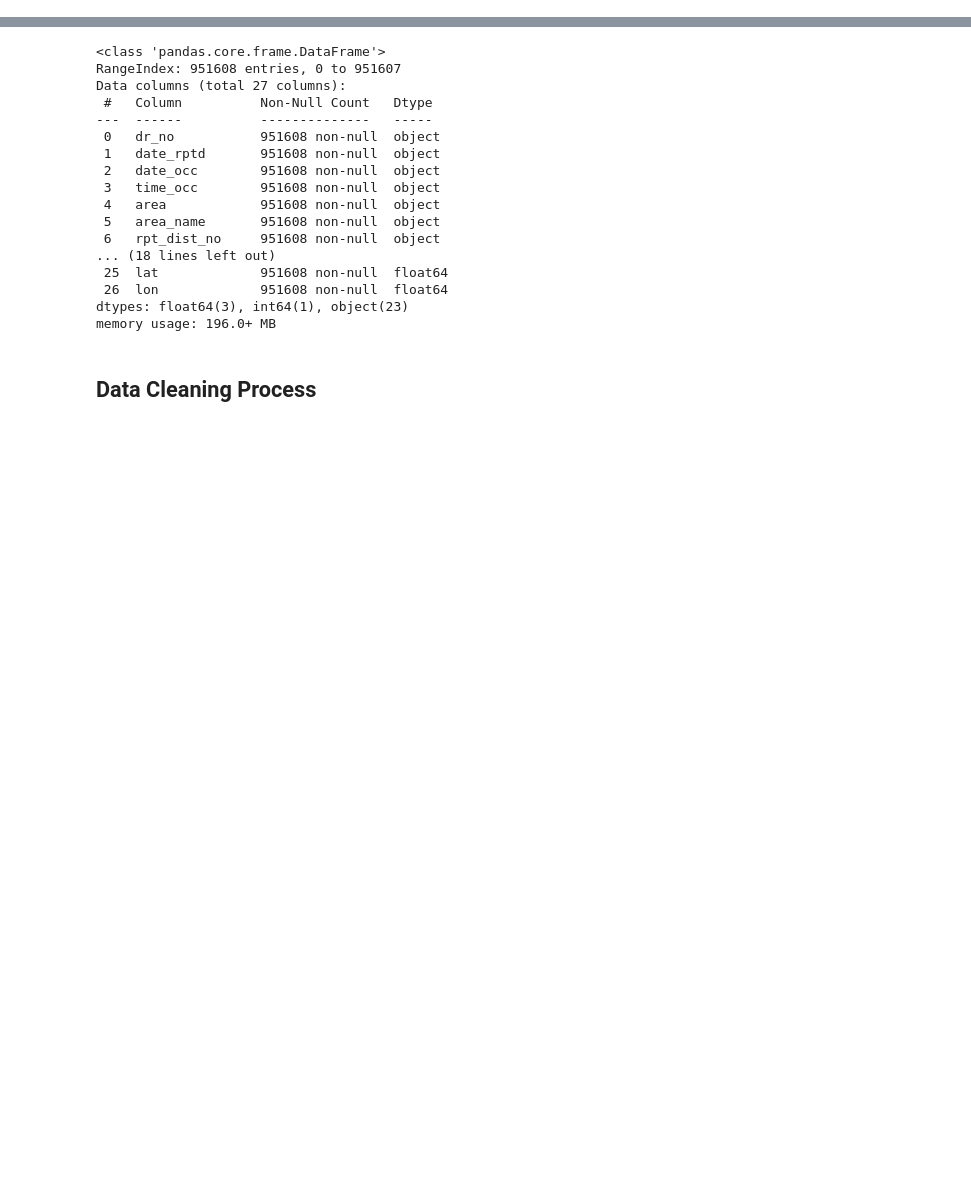
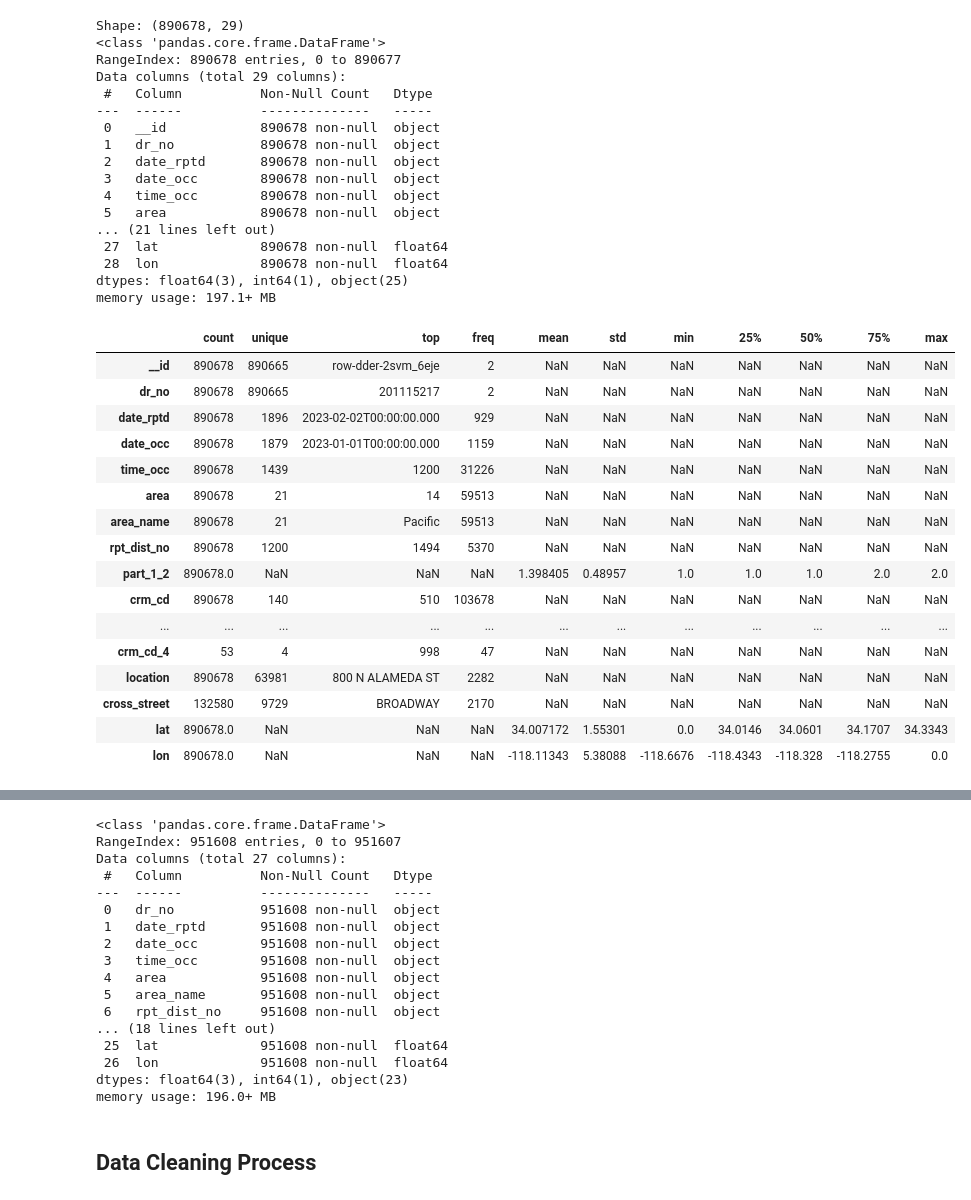
Before and after one commit to gurmemi/LA-Crime-Data-From-2020, a Jupyter notebook: Los Angeles Crime Analysis.ipynb, the cells around one changed output, grey strips where cells are left out. Drawn from its saved outputs; the diff is of its cells as text; code cells hidden in the pictures; blank space fills up the shorter version.

Commit message:
data cleaning

```diff
--- a/Los Angeles Crime Analysis.ipynb
+++ b/Los Angeles Crime Analysis.ipynb
@@ -15,7 +15,7 @@ odata_url = 'https://data.lacity.org/api/odata/v4/2nrs-mtv8'
 
 # Set display option to show all columns
 
-pd.set_option('display.max_columns', None)
+# pd.set_option('display.max_columns', None)
 # %%
 # Initialize an empty list to store all data frames
 all_data = []
@@ -26,14 +26,8 @@ while odata_url:
     data = response.json()
 
     # Convert the 'value' part of the response to a Dataframe and append it to the list
-    df = pd.DataFrame(data['value'])
-    all_data.append(df)
+    df = data['value']
+    all_data.extend(df)
 
     # Check if there is a next page
     odata_url = data.get('@odata.nextLink')
-
-
-# Concatenate all data frames into a single DataFrame
-crime_data = pd.concat(all_data, ignore_index=True)
-
-crime_data_copy = crime_data.copy()
@@ -41,0 +34,46 @@ crime_data_copy = crime_data.copy()
+# %%
+# Converting the list to pandas data frame
+la_crime_data = pd.DataFrame(all_data)
+# %%
+# Create a copy of the data frame
+crime_data_copy = la_crime_data.copy()
+# %%
+# Description of data frame rows & columns, data frame informations and data frame descriptions
+print(f'Shape: {crime_data_copy.shape}')
+crime_data_copy.info()
+crime_data_copy.describe(include='all').T
+# %% [output]
+Shape: (890678, 29)
+<class 'pandas.core.frame.DataFrame'>
+RangeIndex: 890678 entries, 0 to 890677
+Data columns (total 29 columns):
+ #   Column          Non-Null Count   Dtype
+---  ------          --------------   -----
+ 0   __id            890678 non-null  object
+ 1   dr_no           890678 non-null  object
+ 2   date_rptd       890678 non-null  object
+ 3   date_occ        890678 non-null  object
+ 4   time_occ        890678 non-null  object
+ 5   area            890678 non-null  object
+... (21 lines left out)
+ 27  lat             890678 non-null  float64
+ 28  lon             890678 non-null  float64
+dtypes: float64(3), int64(1), object(25)
+memory usage: 197.1+ MB
+|  | count | unique | top | freq | mean | std | min | 25% | 50% | 75% | max |
+| __id | 890678 | 890665 | row-dder-2svm_6eje | 2 | NaN | NaN | NaN | NaN | NaN | NaN | NaN |
+| dr_no | 890678 | 890665 | 201115217 | 2 | NaN | NaN | NaN | NaN | NaN | NaN | NaN |
+| date_rptd | 890678 | 1896 | 2023-02-02T00:00:00.000 | 929 | NaN | NaN | NaN | NaN | NaN | NaN | NaN |
+| date_occ | 890678 | 1879 | 2023-01-01T00:00:00.000 | 1159 | NaN | NaN | NaN | NaN | NaN | NaN | NaN |
+| time_occ | 890678 | 1439 | 1200 | 31226 | NaN | NaN | NaN | NaN | NaN | NaN | NaN |
+| area | 890678 | 21 | 14 | 59513 | NaN | NaN | NaN | NaN | NaN | NaN | NaN |
+| area_name | 890678 | 21 | Pacific | 59513 | NaN | NaN | NaN | NaN | NaN | NaN | NaN |
+| rpt_dist_no | 890678 | 1200 | 1494 | 5370 | NaN | NaN | NaN | NaN | NaN | NaN | NaN |
+| part_1_2 | 890678.0 | NaN | NaN | NaN | 1.398405 | 0.48957 | 1.0 | 1.0 | 1.0 | 2.0 | 2.0 |
+| crm_cd | 890678 | 140 | 510 | 103678 | NaN | NaN | NaN | NaN | NaN | NaN | NaN |
+| ... | ... | ... | ... | ... | ... | ... | ... | ... | ... | ... | ... |
+| crm_cd_4 | 53 | 4 | 998 | 47 | NaN | NaN | NaN | NaN | NaN | NaN | NaN |
+| location | 890678 | 63981 | 800 N ALAMEDA ST | 2282 | NaN | NaN | NaN | NaN | NaN | NaN | NaN |
+| cross_street | 132580 | 9729 | BROADWAY | 2170 | NaN | NaN | NaN | NaN | NaN | NaN | NaN |
+| lat | 890678.0 | NaN | NaN | NaN | 34.007172 | 1.55301 | 0.0 | 34.0146 | 34.0601 | 34.1707 | 34.3343 |
+| lon | 890678.0 | NaN | NaN | NaN | -118.11343 | 5.38088 | -118.6676 | -118.4343 | -118.328 | -118.2755 | 0.0 |
```
Also changed, not shown: parts of 5 cells of this notebook.
